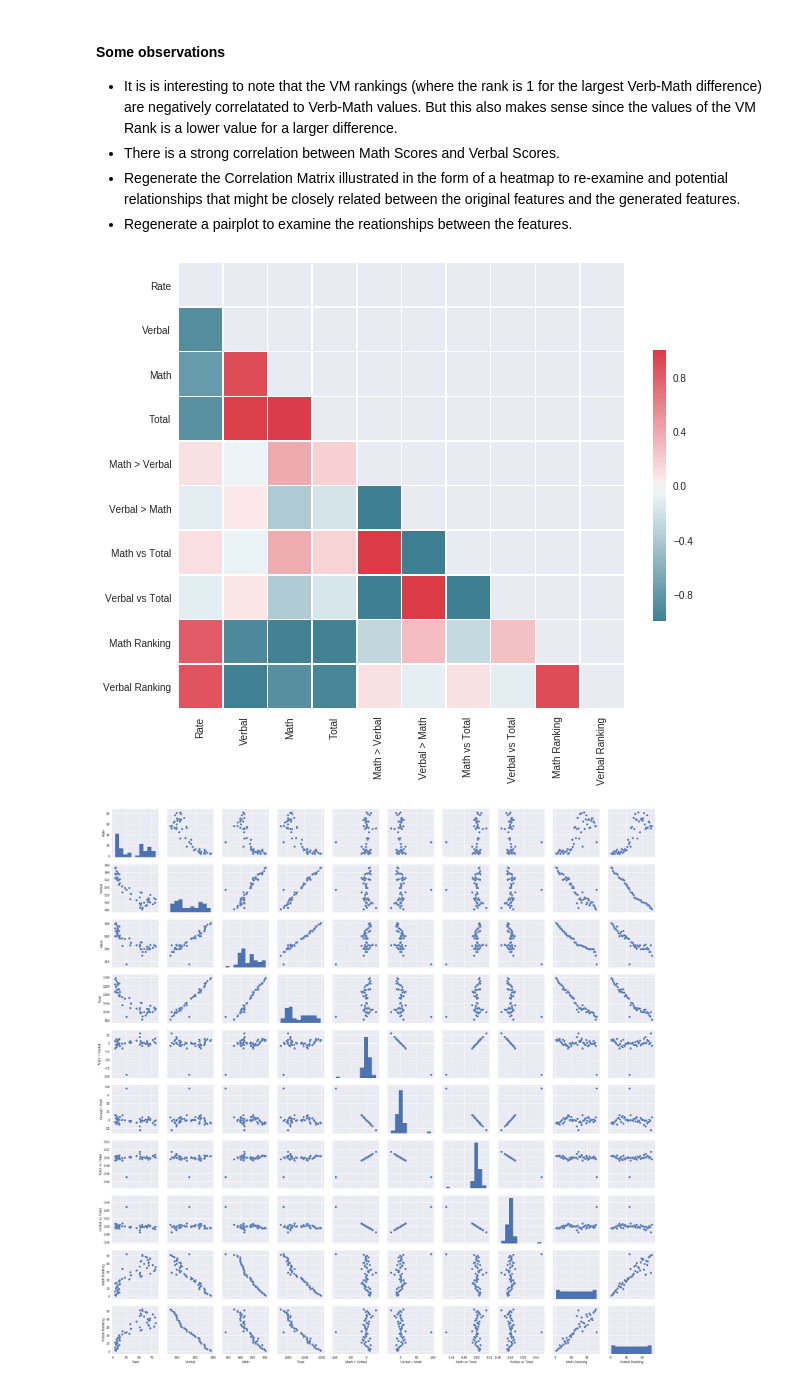
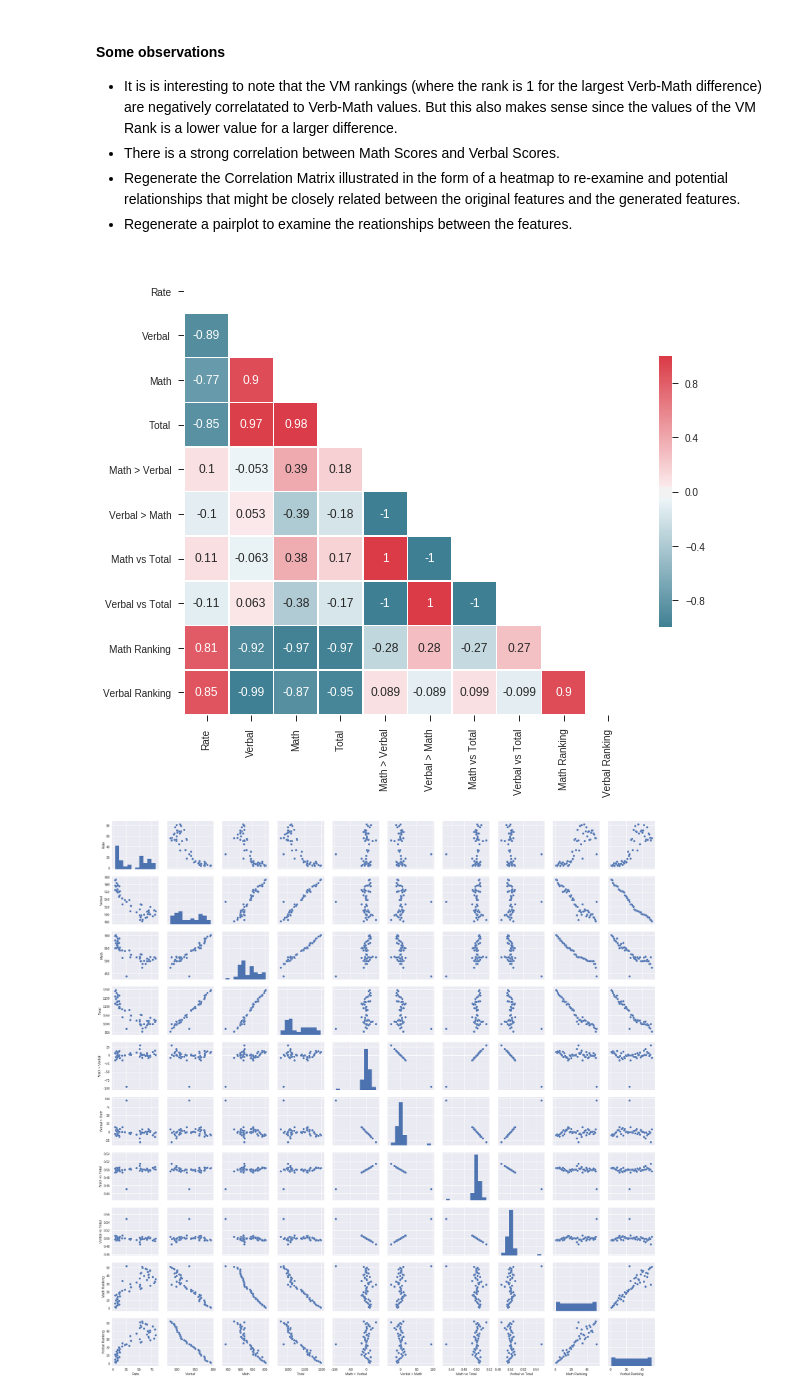
Before and after one commit to godsylla/Civic-Data-Analysis, a Jupyter notebook: ipynb/Civic-Data-Analysis.ipynb, the cells around one changed output. Cells and saved outputs as stored; diff of their text form; code cells hidden in the pictures.

```diff
--- a/ipynb/Civic-Data-Analysis.ipynb
+++ b/ipynb/Civic-Data-Analysis.ipynb
@@ -607,22 +668,23 @@ sat_scores_df
 # %%
 # compute the correlation matrix
 corr_matrix = sat_scores_df.corr()
 
 # generate a mask for the upper triangle
 mask = np.zeros_like(corr_matrix, dtype=np.bool)
 mask[np.triu_indices_from(mask)] = True
 
 # setup the figure
 f, ax = plt.subplots(figsize=(10,10))
 
 # generate a custom diverging colormap
 cmap = sns.diverging_palette(220, 10, as_cmap=True)
 
 # draw the heatmap with the mask and correct aspect ratio
-sns.heatmap(corr_matrix, mask=mask, cmap=cmap, vmax=.3, center=0, square=True, linewidths=.5, cbar_kws={"shrink": .5})
+sns.heatmap(corr_matrix, mask=mask, cmap=cmap, vmax=.3, center=0, square=True, \
+            linewidths=.5, cbar_kws={"shrink": .5}, annot=True)
 plt.show()
 # %% [output]
-[figure, old version]
+[figure, new version]
 # %%
 _ = sns.pairplot(sat_scores_df)
 # %% [output]
```
Also changed, not shown: parts of 14 cells of this notebook.
